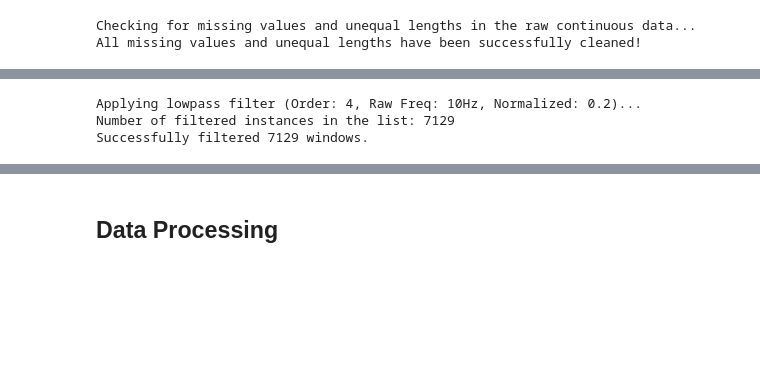
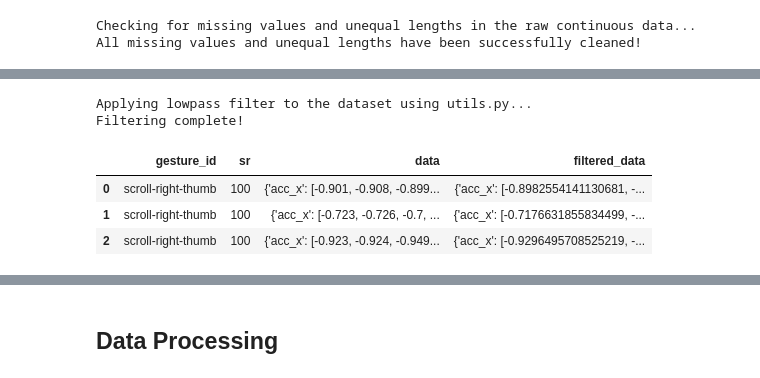
Before and after one commit to Andreaskaram/AIoT-Hand-Gesture-Recognition, a Jupyter notebook: aiot_project_sample.ipynb, the cells around one changed output, grey strips where cells are left out. Saved outputs shown, nothing was run; the diff lists cells and outputs as text; code cells hidden in the pictures; blank space fills up the shorter version.

Commit message:
lowpass

```diff
--- a/aiot_project_sample.ipynb
+++ b/aiot_project_sample.ipynb
@@ -279,25 +214,52 @@ plt.show()
-# %%
-# 1. Extract filter parameters from your config
-filter_order = config['filter']['order']
-wn_raw = config['filter']['wn']  # This is 10 Hz
-filter_type = config['filter']['type']
-
-# Calculate the normalized frequency for SciPy
-# Nyquist frequency is half the sampling rate (100Hz / 2 = 50Hz)
-nyquist_freq = 100 / 2
-wn_normalized = wn_raw / nyquist_freq  # This becomes 0.2
-
-# 2. Apply the filter to your list of chopped windows
-print(f"Applying {filter_type} filter (Order: {filter_order}, Raw Freq: {wn_raw}Hz, Normalized: {wn_normalized})...")
-filtered_windows = filter_instances(
-    instances_list=segmented_windows,
-    order=filter_order,
-    wn=wn_normalized,
-    filter_type=filter_type
-)
-
-print(f"Successfully filtered {len(filtered_windows)} windows.")
-# %% [output]
-Applying lowpass filter (Order: 4, Raw Freq: 10Hz, Normalized: 0.2)...
-Number of filtered instances in the list: 7129
-Successfully filtered 7129 windows.
+# %%
+from utils import apply_filter
+
+print("Applying lowpass filter to the dataset using utils.py...")
+
+# Extract filter parameters from your config.yml
+filter_order = config['filter']['order']
+cutoff_freq = config['filter']['wn']
+filter_type = config['filter']['type']
+
+def filter_session_data(instance_data, sr):
+    """
+    Wrapper to apply utils.apply_filter to the dictionary of axes,
+    handling the Nyquist frequency normalization.
+    """
+    filtered_data = {}
+
+    # 1. Calculate the Nyquist frequency (half of the sampling rate)
+    nyquist_freq = 0.5 * sr
+
+    # 2. Normalize the cutoff frequency to be between 0 and 1
+    normalized_wn = cutoff_freq / nyquist_freq
+
+    for axis_name, values in instance_data.items():
+        # 3. Call your existing apply_filter function
+        filtered_array = apply_filter(
+            arr=values,
+            order=filter_order,
+            wn=normalized_wn,  # MUST use the normalized frequency here
+            filter_type=filter_type
+        )
+        filtered_data[axis_name] = filtered_array.tolist()
+
+    return filtered_data
+
+# Apply the filter row by row, respecting the 'sr' of each session
+df['filtered_data'] = df.apply(
+    lambda row: filter_session_data(row['data'], row['sr']),
+    axis=1
+)
+
+print("Filtering complete!")
+
+# Preview the results to verify
+df[['gesture_id', 'sr', 'data', 'filtered_data']].head(3)
+# %% [output]
+Applying lowpass filter to the dataset using utils.py...
+Filtering complete!
+|  | gesture_id | sr | data | filtered_data |
+| 0 | scroll-right-thumb | 100 | {'acc_x': [-0.901, -0.908, -0.899... | {'acc_x': [-0.8982554141130681, -... |
+| 1 | scroll-right-thumb | 100 | {'acc_x': [-0.723, -0.726, -0.7, ... | {'acc_x': [-0.7176631855834499, -... |
+| 2 | scroll-right-thumb | 100 | {'acc_x': [-0.923, -0.924, -0.949... | {'acc_x': [-0.9296495708525219, -... |
```
Also changed, not shown: parts of 5 cells of this notebook.
